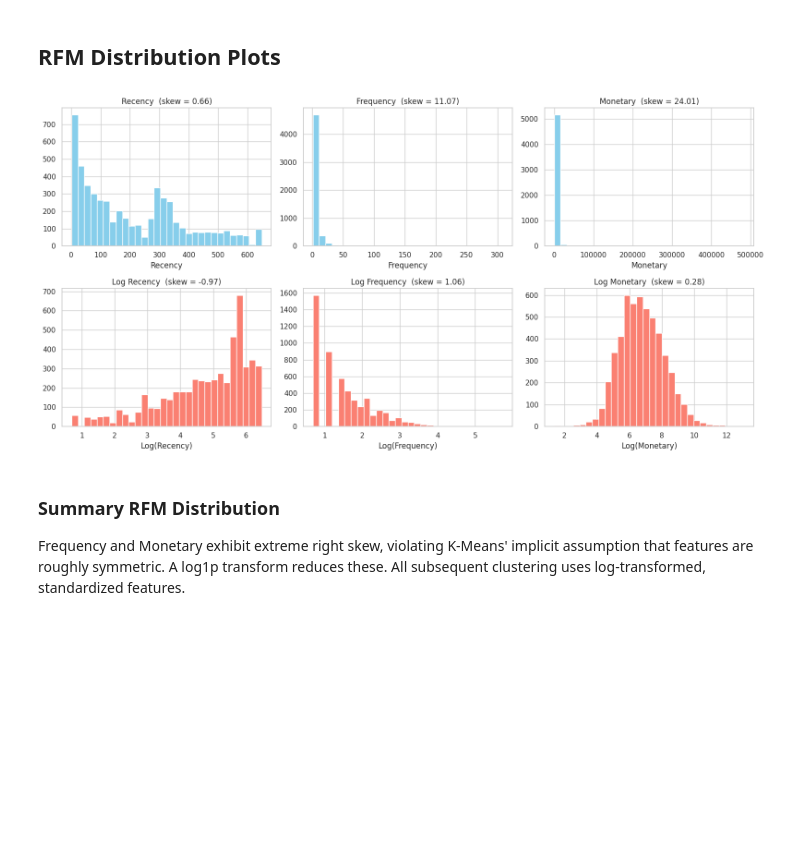
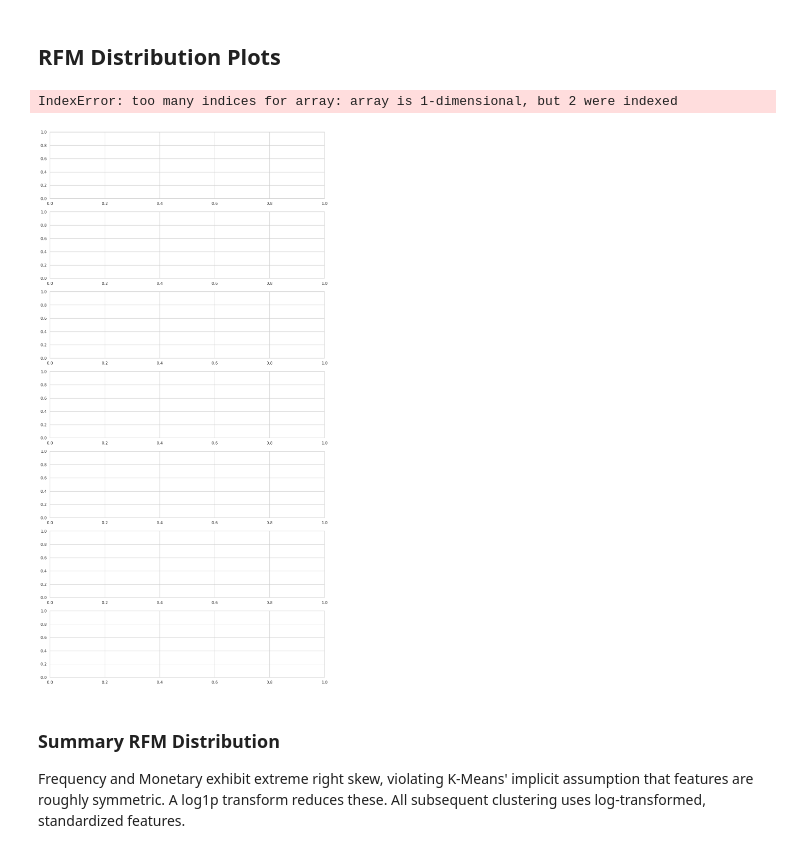
Before and after one commit to xquynhtrinh/STA_141C_Final_Project, a Jupyter notebook: EDA_and_Data_Cleaning.ipynb, the cells around one changed output. Saved outputs shown, nothing was run; the diff lists cells and outputs as text; code cells hidden in the pictures; blank space fills up the shorter version.

```diff
--- a/EDA_and_Data_Cleaning.ipynb
+++ b/EDA_and_Data_Cleaning.ipynb
@@ -105,5 +108,24 @@ rfm = feature_df.groupby('Customer ID').agg(
 # Average order value (aov)
 rfm['AOV'] = rfm['Monetary'] / rfm['Frequency']
 
+# Average Inter-Purchase Time (days between orders)
+# (Days from first to last purchase) / (Number of purchase intervals)
+rfm['InterPurchase_Time'] = np.where(
+    rfm['Frequency'] > 1,
+    (rfm['Tenure'] - rfm['Recency']) / (rfm['Frequency'] - 1),
+    0 # or np.nan if you prefer to treat one-time buyers as missing data
+)
+
+# Visualize Distributions
+features = ['Recency', 'Tenure', 'Frequency', 'Monetary', 'Variety', 'AOV', 'InterPurchase_Time']
+plt.figure(figsize=(20, 10))
+for i, col in enumerate(features):
+    ax = plt.subplot(2, 4, i + 1)
+    sns.histplot(rfm[col], bins=30, kde=True, ax=ax)
+    ax.set_title(f'Distribution of {col}')
+plt.tight_layout()
+plt.show()
+
+
 rfm.head()
 # %% [output]
@@ -142,27 +178,30 @@ Class is balance
 # %% [markdown]
 ## RFM Distribution Plots
 # %%
-fig, axes = plt.subplots(2, 3, figsize=(16, 8))
+features = ['Recency', 'Tenure', 'Frequency', 'Monetary', 'Variety', 'AOV', 'InterPurchase_Time']
 
-for i, col in enumerate(["Recency", "Frequency", "Monetary"]):
+fig, axes = plt.subplots(len(features), 2, figsize=(14, 4 * len(features)))
+
+for i, col in enumerate(features):
     # Raw
-    skew_val = rfm[col].skew()
-    axes[0, i].hist(rfm[col], bins=30, edgecolor="white", color='skyblue')
-    axes[0, i].set_title(f"{col}  (skew = {skew_val:.2f})")
-    axes[0, i].set_xlabel(col)
+    # skew_val = rfm[col].skew()
+    # axes[i, 0].hist(rfm[col], bins=30, edgecolor="white", color='skyblue')
+    # axes[i, 0].set_title(f"{col}  (skew = {skew_val:.2f})")
+    # axes[i, 0].set_xlabel(col)
 
     # Log-transformed (log1p to handle potential zeros)
     log_data = np.log1p(rfm[col])
     log_skew = log_data.skew()
-    axes[1, i].hist(log_data, bins=30, edgecolor="white", color="salmon")
-    axes[1, i].set_title(f"Log {col}  (skew = {log_skew:.2f})")
-    axes[1, i].set_xlabel(f"Log({col})")
+    axes[i, 1].hist(log_data, bins=30, edgecolor="white", color="salmon")
+    axes[i, 1].set_title(f"Log {col}  (skew = {log_skew:.2f})")
+    axes[i, 1].set_xlabel(f"Log({col})")
 
 plt.tight_layout()
 plt.savefig("eda_rfm_distributions.png", dpi=150)
 plt.show()
 # %% [output]
+IndexError: too many indices for array: array is 1-dimensional, but 2 were indexed
-[figure, old version]
+[figure, new version]
 # %% [markdown]
 ### Summary RFM Distribution
 
```
Also changed, not shown: parts of 8 cells of this notebook.
